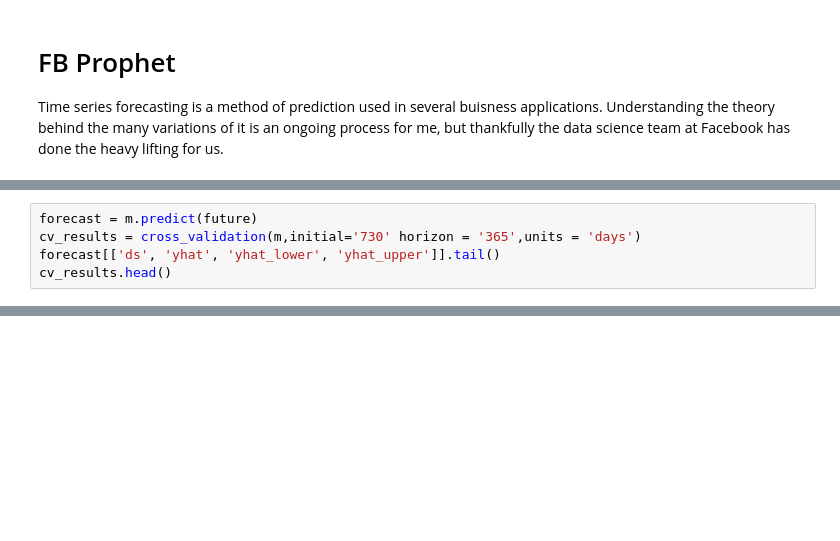
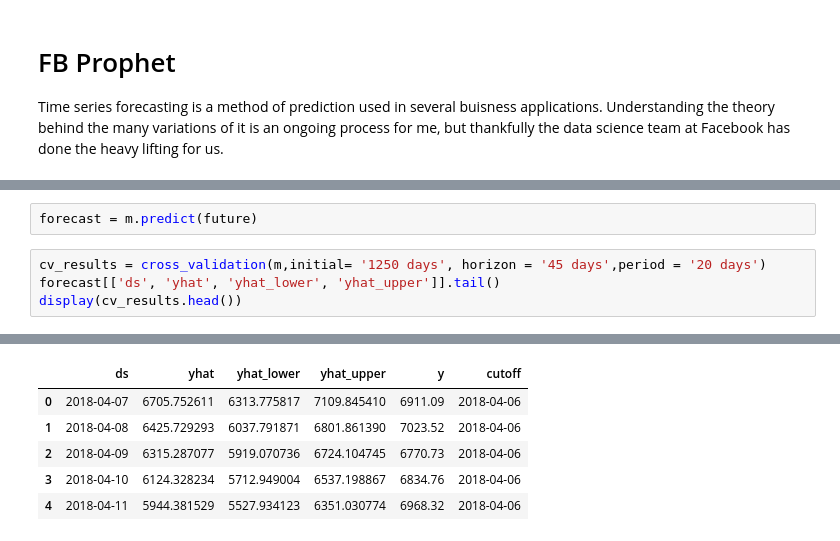
Before and after one commit to Viraj-Joshi/BitCoin-Price-Predictor, a Jupyter notebook: Bitcoin Price Predictor.ipynb, the cells around one changed output, grey strips where cells are left out. Cells and saved outputs as stored; diff of their text form; blank space fills up the shorter version.

```diff
--- a/Bitcoin Price Predictor.ipynb
+++ b/Bitcoin Price Predictor.ipynb
@@ -576,5 +583,7 @@ INFO:fbprophet:Disabling daily seasonality. Run prophet with daily_seasonality=T
+# %%
+forecast = m.predict(future)
 # %%
-forecast = m.predict(future)
-cv_results = cross_validation(m,initial='730' horizon = '365',units = 'days')
+cv_results = cross_validation(m,initial= '1250 days', horizon = '45 days',period = '20 days')
 forecast[['ds', 'yhat', 'yhat_lower', 'yhat_upper']].tail()
-cv_results.head()
+display(cv_results.head())
+# %% [output]
@@ -580,0 +591,6 @@ cv_results.head()
+|  | ds | yhat | yhat_lower | yhat_upper | y | cutoff |
+| 0 | 2018-04-07 | 6705.752611 | 6313.775817 | 7109.845410 | 6911.09 | 2018-04-06 |
+| 1 | 2018-04-08 | 6425.729293 | 6037.791871 | 6801.861390 | 7023.52 | 2018-04-06 |
+| 2 | 2018-04-09 | 6315.287077 | 5919.070736 | 6724.104745 | 6770.73 | 2018-04-06 |
+| 3 | 2018-04-10 | 6124.328234 | 5712.949004 | 6537.198867 | 6834.76 | 2018-04-06 |
+| 4 | 2018-04-11 | 5944.381529 | 5527.934123 | 6351.030774 | 6968.32 | 2018-04-06 |
```
Also changed, not shown: parts of 10 cells of this notebook.
